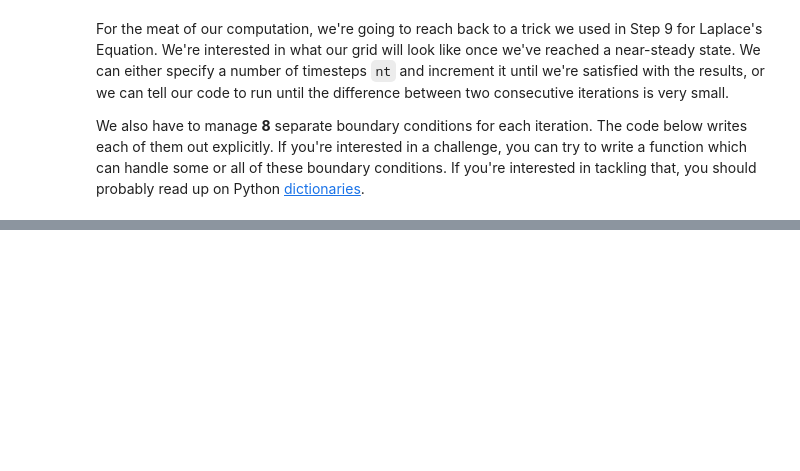
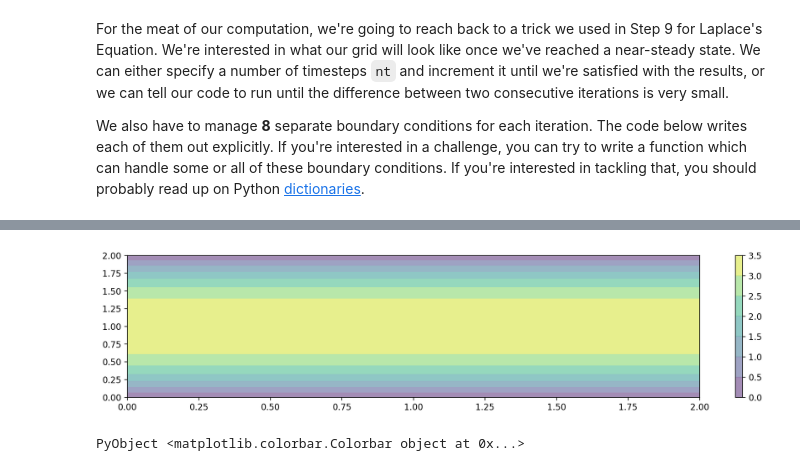
Before and after one commit to Beramos/NavierStokesJuliaLang, a Jupyter notebook: NaviersStokes.ipynb, the cells around one changed output, grey strips where cells are left out. Cells and saved outputs as stored; diff of their text form; code cells hidden in the pictures; blank space fills up the shorter version.

```diff
--- a/NaviersStokes.ipynb
+++ b/NaviersStokes.ipynb
@@ -344,0 +370,5 @@ end
+# %%
+using PyCall;
+using PyPlot; # To get the %matplotlib inline behaviour
+plt = pyimport("matplotlib.pyplot");
+cm = pyimport("matplotlib.cm");
@@ -344,0 +381,7 @@ end
+# %%
+fig = plt.figure(figsize=(15, 3), dpi=200)
+plt.contourf(x, y, u, alpha=0.5, cmap=cm.viridis)
+plt.colorbar()
+# %% [output]
+[figure, added]
+PyObject <matplotlib.colorbar.Colorbar object at 0x...>
```
Also changed, not shown: parts of 5 cells of this notebook.
